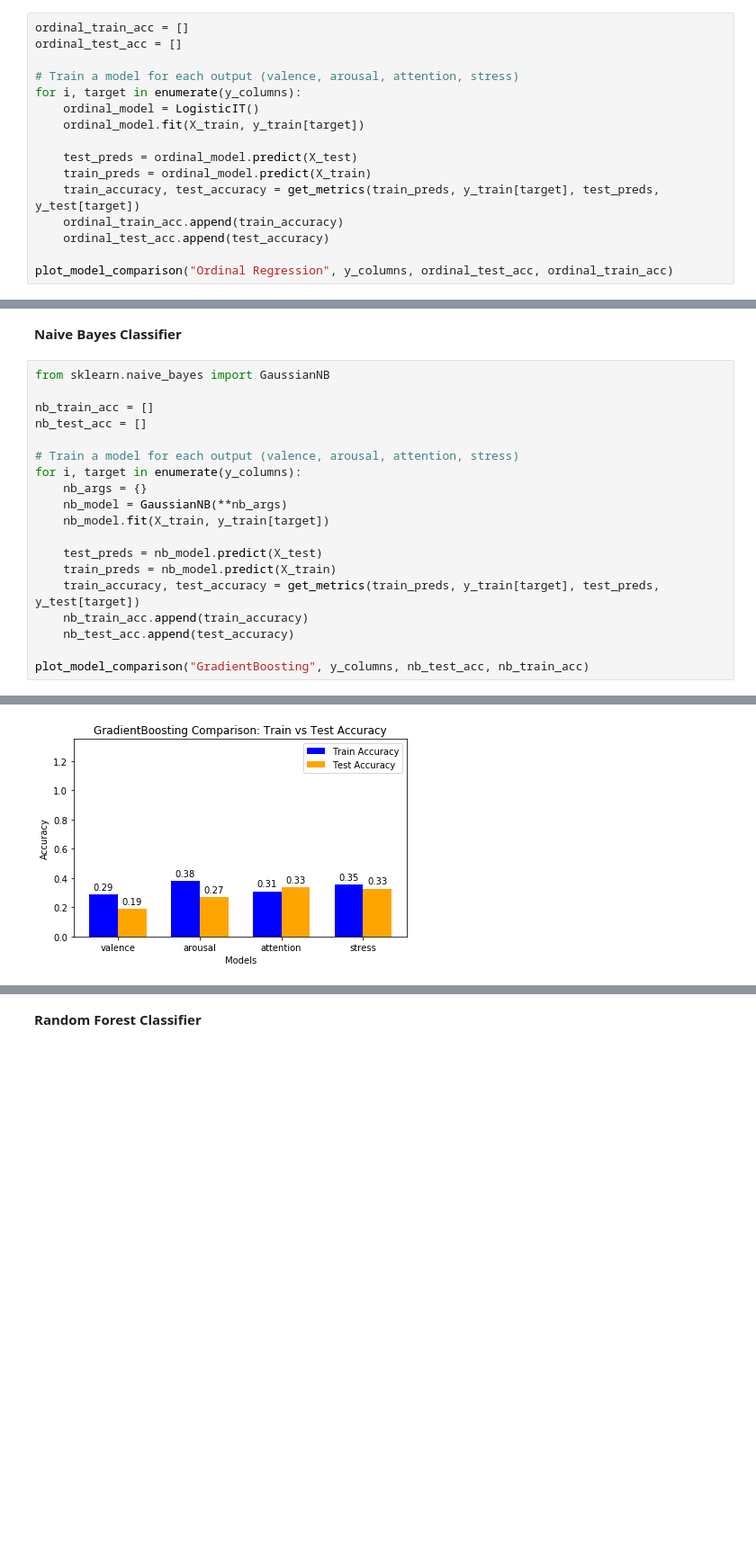
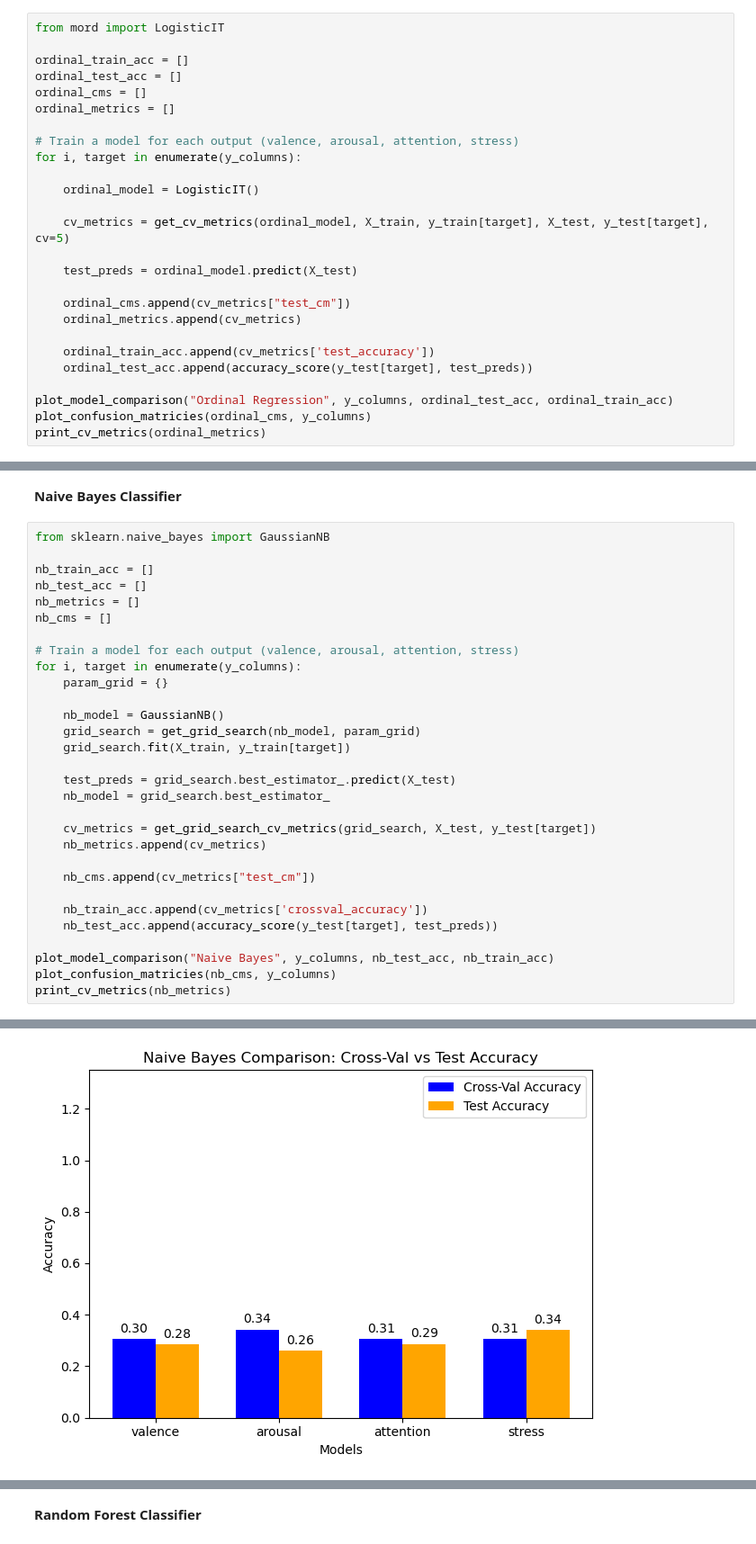
Before and after one commit to yousefh409/cs229-emotion-detector, a Jupyter notebook: general_model.ipynb, the cells around one changed output, grey strips where cells are left out. Shown at 90% size. Cells and saved outputs as stored; diff of their text form; blank space fills up the shorter version.

```diff
--- a/general_model.ipynb
+++ b/general_model.ipynb
@@ -64,17 +68,27 @@ from model_utils import get_metrics, plot_model_comparison
 # %%
+from mord import LogisticIT
+
 ordinal_train_acc = []
 ordinal_test_acc = []
+ordinal_cms = []
+ordinal_metrics = []
 
 # Train a model for each output (valence, arousal, attention, stress)
 for i, target in enumerate(y_columns):
+
     ordinal_model = LogisticIT()
-    ordinal_model.fit(X_train, y_train[target])
+
+    cv_metrics = get_cv_metrics(ordinal_model, X_train, y_train[target], X_test, y_test[target], cv=5)
 
     test_preds = ordinal_model.predict(X_test)
-    train_preds = ordinal_model.predict(X_train)
-    train_accuracy, test_accuracy = get_metrics(train_preds, y_train[target], test_preds, y_test[target])
-    ordinal_train_acc.append(train_accuracy)
-    ordinal_test_acc.append(test_accuracy)
+
+    ordinal_cms.append(cv_metrics["test_cm"])
+    ordinal_metrics.append(cv_metrics)
+
+    ordinal_train_acc.append(cv_metrics['test_accuracy'])
+    ordinal_test_acc.append(accuracy_score(y_test[target], test_preds))
 
 plot_model_comparison("Ordinal Regression", y_columns, ordinal_test_acc, ordinal_train_acc)
+plot_confusion_matricies(ordinal_cms, y_columns)
+print_cv_metrics(ordinal_metrics)
 # %% [output]
@@ -132,18 +221,29 @@ from sklearn.naive_bayes import GaussianNB
 
 nb_train_acc = []
 nb_test_acc = []
+nb_metrics = []
+nb_cms = []
 
 # Train a model for each output (valence, arousal, attention, stress)
 for i, target in enumerate(y_columns):
-    nb_args = {}
-    nb_model = GaussianNB(**nb_args)
-    nb_model.fit(X_train, y_train[target])
+    param_grid = {}
 
-    test_preds = nb_model.predict(X_test)
-    train_preds = nb_model.predict(X_train)
-    train_accuracy, test_accuracy = get_metrics(train_preds, y_train[target], test_preds, y_test[target])
-    nb_train_acc.append(train_accuracy)
-    nb_test_acc.append(test_accuracy)
+    nb_model = GaussianNB()
+    grid_search = get_grid_search(nb_model, param_grid)
+    grid_search.fit(X_train, y_train[target])
 
-plot_model_comparison("GradientBoosting", y_columns, nb_test_acc, nb_train_acc)
+    test_preds = grid_search.best_estimator_.predict(X_test)
+    nb_model = grid_search.best_estimator_
+
+    cv_metrics = get_grid_search_cv_metrics(grid_search, X_test, y_test[target])
+    nb_metrics.append(cv_metrics)
+
+    nb_cms.append(cv_metrics["test_cm"])
+
+    nb_train_acc.append(cv_metrics['crossval_accuracy'])
+    nb_test_acc.append(accuracy_score(y_test[target], test_preds))
+
+plot_model_comparison("Naive Bayes", y_columns, nb_test_acc, nb_train_acc)
+plot_confusion_matricies(nb_cms, y_columns)
+print_cv_metrics(nb_metrics)
 # %% [output]
@@ -150 +254 @@ plot_model_comparison("GradientBoosting", y_columns, nb_test_acc, nb_train_acc)
-[figure, old version]
+[figure, new version]
```
Also changed, not shown: parts of 17 cells of this notebook, 5 other files.
